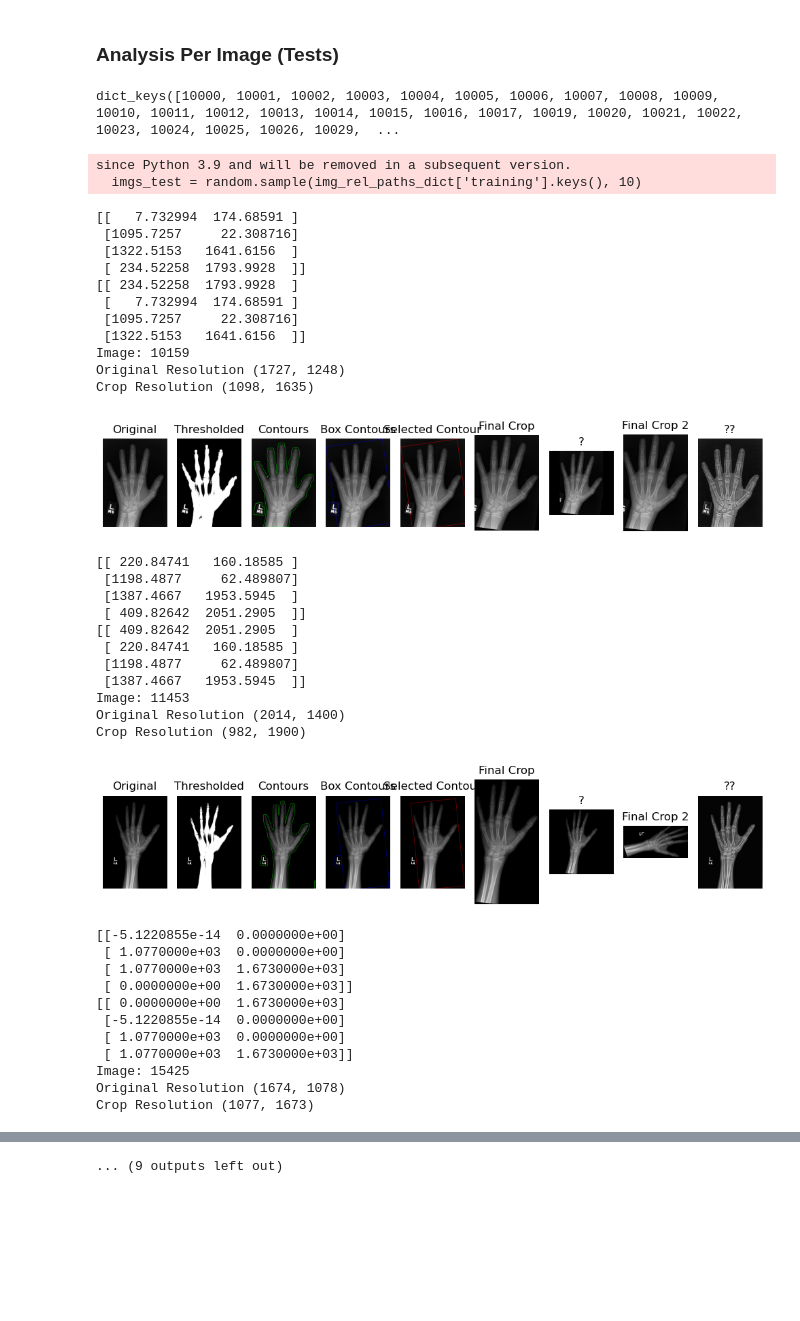
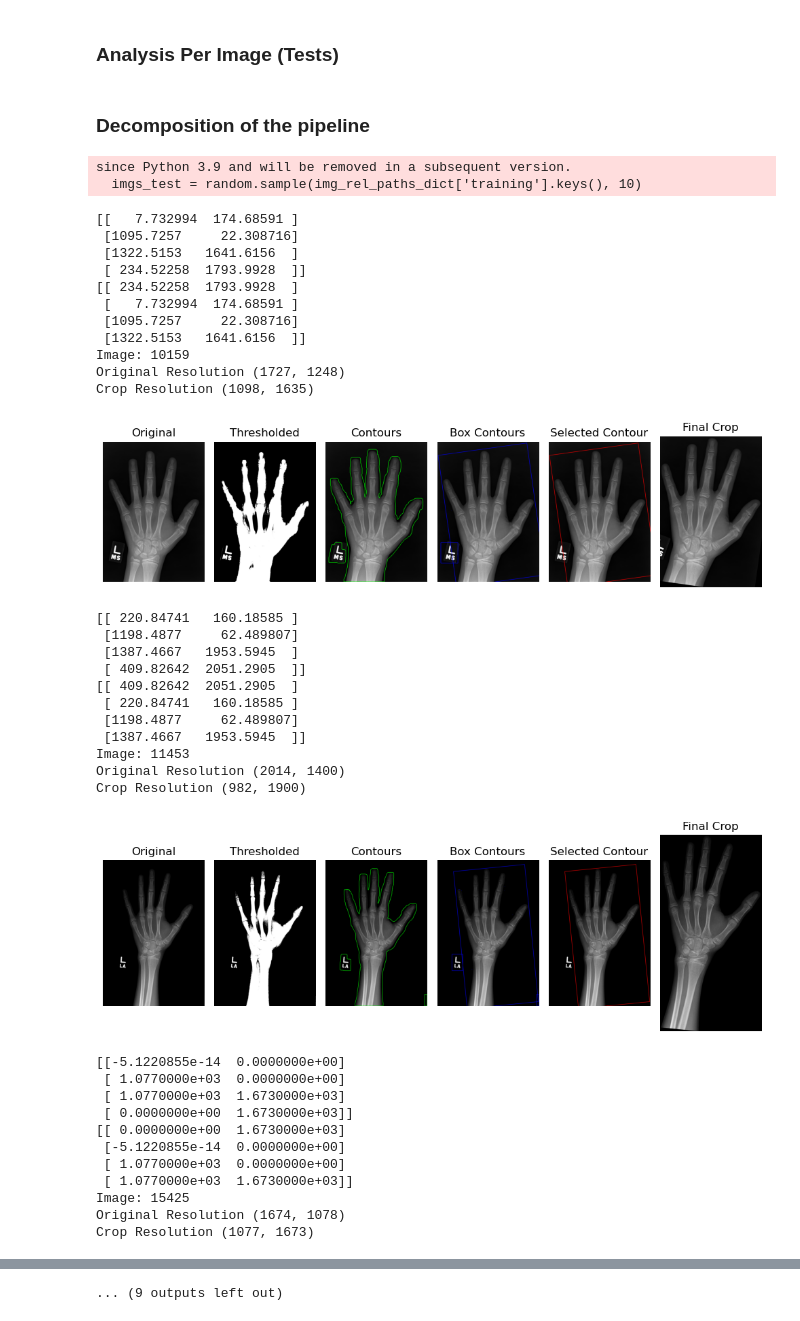
Before and after one commit to andresespinalh/Bone-Age-Assessment-HDA, a Jupyter notebook: bone-age-assessment-analysis.ipynb, the cells around one changed output, grey strips where cells are left out. Saved outputs shown, nothing was run; the diff lists cells and outputs as text; code cells hidden in the pictures; blank space fills up the shorter version.

Commit message:
More experiments on cropping and CLAHE

```diff
--- a/bone-age-assessment-analysis.ipynb
+++ b/bone-age-assessment-analysis.ipynb
@@ -379,10 +390,8 @@ x, y, w, h = cv.boundingRect(largest_contour)
 
 # Crop the image to only keep the hand
 img_contour_o = img_contour_o[y:y+h, x:x+w]
-# %%
-img_rel_paths_dict['training'].keys()
-# %% [output]
-dict_keys([10000, 10001, 10002, 10003, 10004, 10005, 10006, 10007, 10008, 10009, 10010, 10011, 10012, 10013, 10014, 10015, 10016, 10017, 10019, 10020, 10021, 10022, 10023, 10024, 10025, 10026, 10029,  ...
+# %% [markdown]
+### Decomposition of the pipeline
 # %%
 img_paths_analysis = img_rel_paths_dict['training']
 # imgs_test = [1378, 1379, 1381, 1435, 1430, 3000, 3001, 3213, 3438, 3476]
@@ -464,36 +473,36 @@ for img_key in imgs_test:
     else:
         img_p = img
 
     # Compute the mean color of the border pixels of the rectangular image
     h, w = img_p.shape[:2]
     max_side = max(h, w)
     square_img = np.zeros((max_side, max_side), np.uint8)
     start_row = int((max_side - h) / 2)
     start_col = int((max_side - w) / 2)
     square_img[start_row:start_row + h, start_col:start_col + w] = img_p
 
     # img_p_e = enhance_contrast_img(img_p, clipLimit=2, tileGridSize=(10, 10))
     print('Image: {0}'.format(img_key))
     print('Original Resolution ({0}, {1})'.format(img.shape[0], img.shape[1]))
     print('Crop Resolution ({0}, {1})'.format(res_x, res_y))
-    imgs_comp = [img, img_thr_o, img_c, img_box, img_rot, img_p, square_img, crop_img_angled(img), preprocess_image(img, 'clahecropfill_r250')]
-    labels = ['Original', 'Thresholded', 'Contours', 'Box Contours', 'Selected Contour', 'Final Crop', '?', 'Final Crop 2', '??']
+    imgs_comp = [img, img_thr_o, img_c, img_box, img_rot, img_p]
+    labels = ['Original', 'Thresholded', 'Contours', 'Box Contours', 'Selected Contour', 'Final Crop']
     display_img_comp(imgs_comp, labels)
 # %% [output]
 since Python 3.9 and will be removed in a subsequent version.
   imgs_test = random.sample(img_rel_paths_dict['training'].keys(), 10)
 [[   7.732994  174.68591 ]
  [1095.7257     22.308716]
  [1322.5153   1641.6156  ]
  [ 234.52258  1793.9928  ]]
 [[ 234.52258  1793.9928  ]
  [   7.732994  174.68591 ]
  [1095.7257     22.308716]
  [1322.5153   1641.6156  ]]
 Image: 10159
 Original Resolution (1727, 1248)
 Crop Resolution (1098, 1635)
-[figure, old version]
+[figure, new version]
 [[ 220.84741   160.18585 ]
  [1198.4877     62.489807]
  [1387.4667   1953.5945  ]
@@ -505,7 +514,7 @@ Crop Resolution (1098, 1635)
 Image: 11453
 Original Resolution (2014, 1400)
 Crop Resolution (982, 1900)
-[figure, old version]
+[figure, new version]
 [[-5.1220855e-14  0.0000000e+00]
  [ 1.0770000e+03  0.0000000e+00]
  [ 1.0770000e+03  1.6730000e+03]
```
Also changed, not shown: parts of 8 cells of this notebook, 10 other files.
